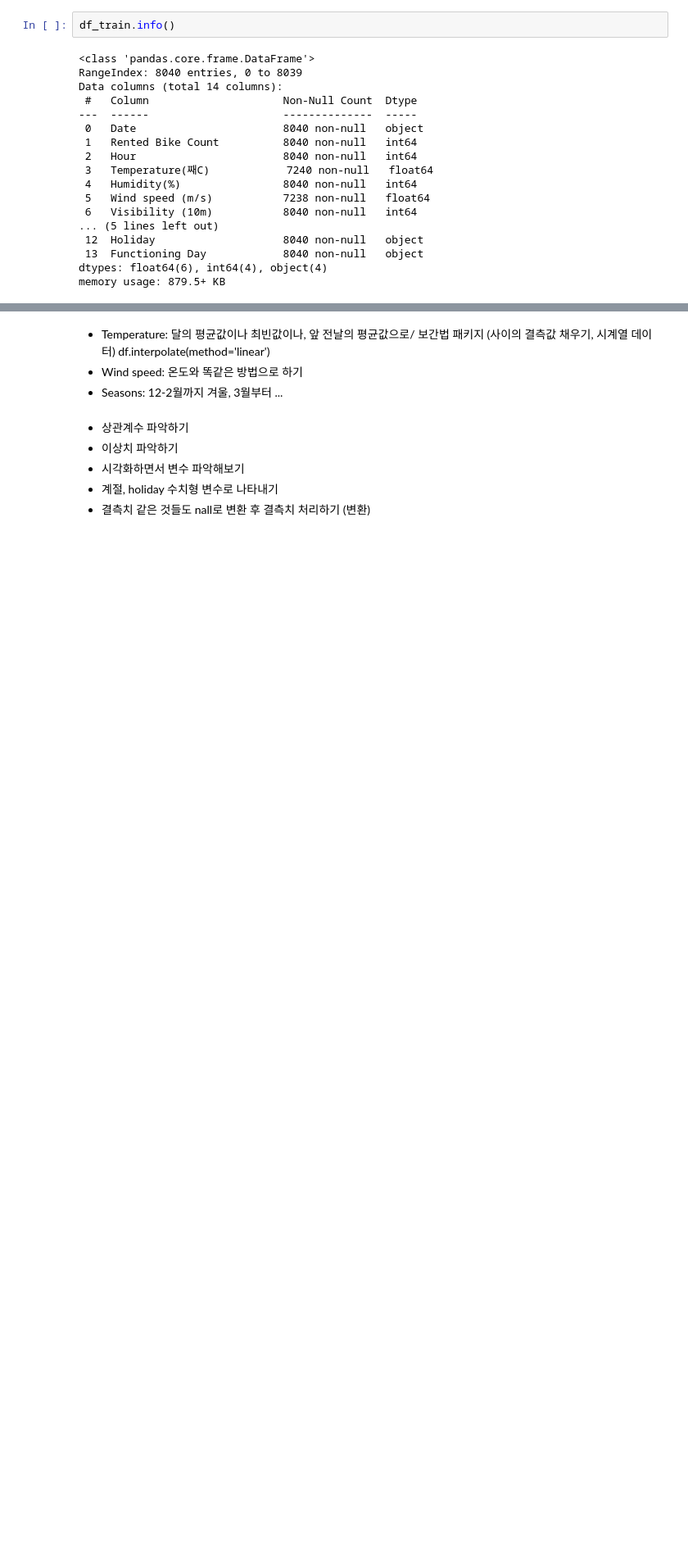
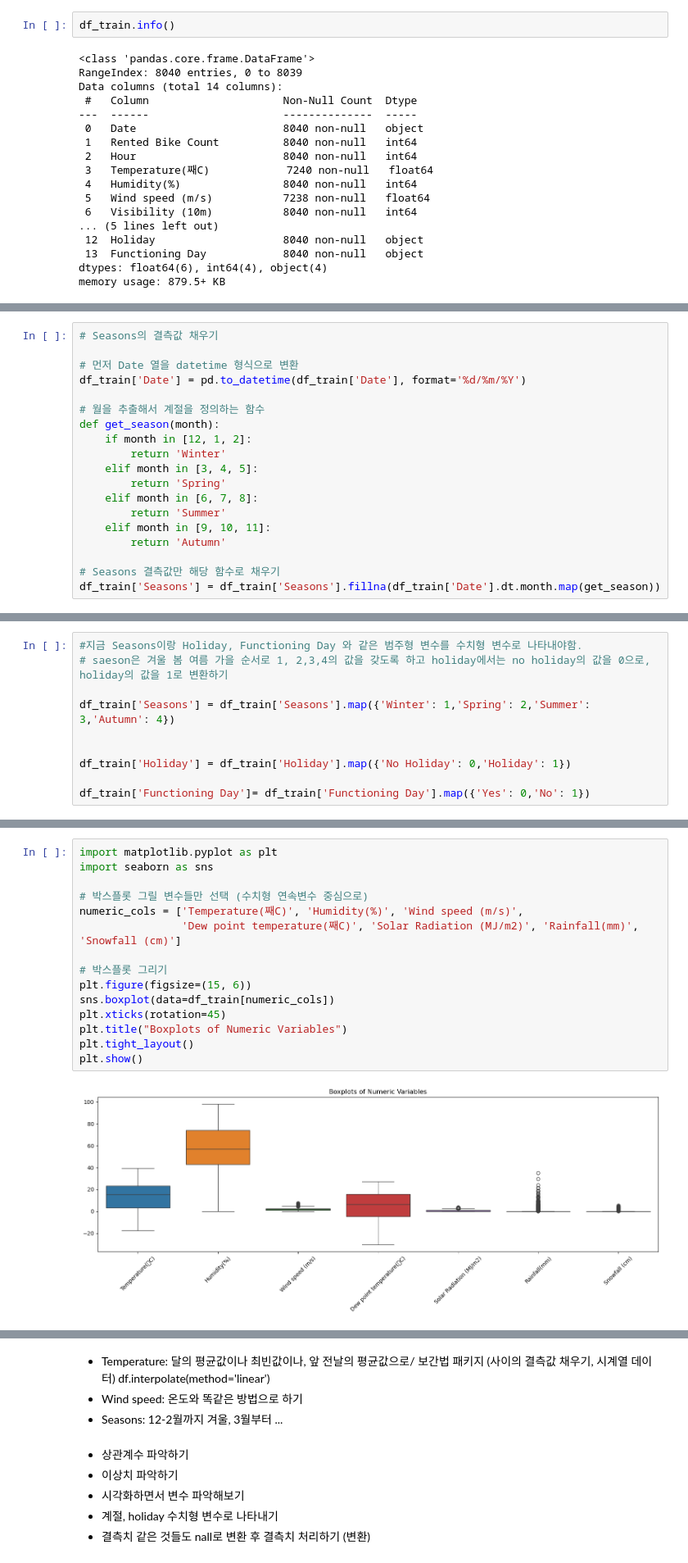
Before and after one commit to TAYKang1008/BAF-17-FRESH-Edu, a Jupyter notebook: 17기_신입교육세션_과제4_강태희.ipynb, the cells around one changed output, grey strips where cells are left out. Shown: that part at 82% size. Saved outputs shown, nothing was run; the diff lists cells and outputs as text; blank space fills up the shorter version.

```diff
--- a/17기_신입교육세션_과제4_강태희.ipynb
+++ b/17기_신입교육세션_과제4_강태희.ipynb
@@ -60,0 +100,19 @@ memory usage: 879.5+ KB
+# %%
+# Seasons의 결측값 채우기
+
+# 먼저 Date 열을 datetime 형식으로 변환
+df_train['Date'] = pd.to_datetime(df_train['Date'], format='%d/%m/%Y')
+
+# 월을 추출해서 계절을 정의하는 함수
+def get_season(month):
+    if month in [12, 1, 2]:
+        return 'Winter'
+    elif month in [3, 4, 5]:
+        return 'Spring'
+    elif month in [6, 7, 8]:
+        return 'Summer'
+    elif month in [9, 10, 11]:
+        return 'Autumn'
+
+# Seasons 결측값만 해당 함수로 채우기
+df_train['Seasons'] = df_train['Seasons'].fillna(df_train['Date'].dt.month.map(get_season))
@@ -60,0 +139,10 @@ memory usage: 879.5+ KB
+# %%
+#지금 Seasons이랑 Holiday, Functioning Day 와 같은 범주형 변수를 수치형 변수로 나타내야함.
+# saeson은 겨울 봄 여름 가을 순서로 1, 2,3,4의 값을 갖도록 하고 holiday에서는 no holiday의 값을 0으로, holiday의 값을 1로 변환하기
+
+df_train['Seasons'] = df_train['Seasons'].map({'Winter': 1,'Spring': 2,'Summer': 3,'Autumn': 4})
+
+
+df_train['Holiday'] = df_train['Holiday'].map({'No Holiday': 0,'Holiday': 1})
+
+df_train['Functioning Day']= df_train['Functioning Day'].map({'Yes': 0,'No': 1})
@@ -60,0 +162,17 @@ memory usage: 879.5+ KB
+# %%
+import matplotlib.pyplot as plt
+import seaborn as sns
+
+# 박스플롯 그릴 변수들만 선택 (수치형 연속변수 중심으로)
+numeric_cols = ['Temperature(째C)', 'Humidity(%)', 'Wind speed (m/s)',
+                'Dew point temperature(째C)', 'Solar Radiation (MJ/m2)', 'Rainfall(mm)', 'Snowfall (cm)']
+
+# 박스플롯 그리기
+plt.figure(figsize=(15, 6))
+sns.boxplot(data=df_train[numeric_cols])
+plt.xticks(rotation=45)
+plt.title("Boxplots of Numeric Variables")
+plt.tight_layout()
+plt.show()
+# %% [output]
+[figure, added]
```
Also changed, not shown: parts of 10 cells of this notebook.
